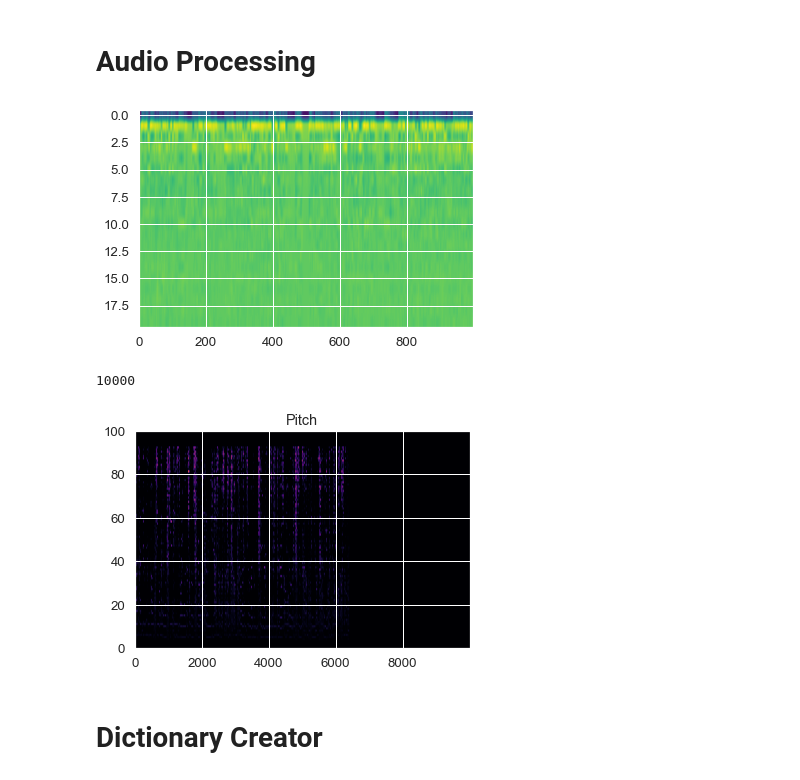
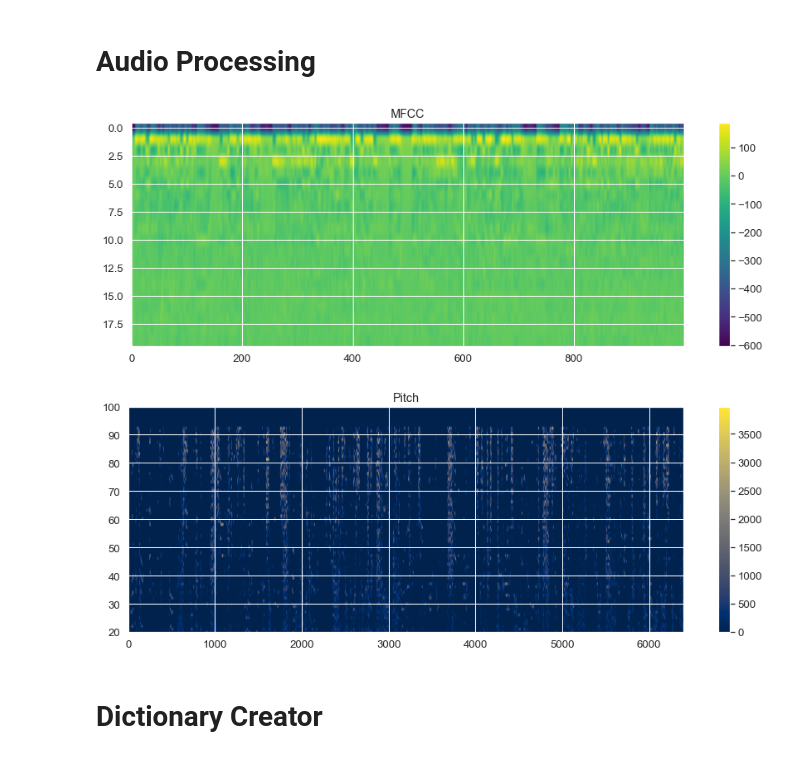
Before and after one commit to jxm1522/AI_FinalProject, a Jupyter notebook: AI_FinalProject.ipynb, the cells around one changed output. Cells and saved outputs as stored; diff of their text form; code cells hidden in the pictures.

Commit message:
Added better graph outputs from audio processing

```diff
--- a/AI_FinalProject.ipynb
+++ b/AI_FinalProject.ipynb
@@ -126,44 +126,51 @@ if not os.path.isfile('mfccs_all_samples.npy'):
     # Save list to file so feature extraction isn't needed on same dataset
     mfccs = np.asarray(mfcc_list)
     np.save('mfccs_all_samples.npy', mfccs)
 
 else:
     mfccs_loaded = np.load('mfccs_all_samples.npy')
-    # print(mfccs_loaded[0])
 
+    plt.figure(figsize=(15,5))
     plt.imshow(mfccs_loaded[0], aspect='auto', cmap=cm.viridis)
-    plt.show()
+    plt.colorbar()
+    plt.title('MFCC')
+
+
 
 # Pitch Contour Extraction
 if not os.path.isfile('pitch_all_samples.npy'):
 
     pitch_list = []
 
     # Extract Pitch feature from each audio file and save to a list
 
     for audio_path in audio_dataset:
         pitch_list.append(wav2pitch(audio_path, 100, 10000))
         # print(audio_path)
 
-
-    plt.imshow(pitch_list[0], aspect='auto', cmap=cm.inferno)
-    plt.show()
+    plt.figure(figsize=(15,5))
+    plt.imshow(pitch_list[0], aspect='auto', cmap=cm.cividis)
+    plt.title('Pitch')
+    plt.ylim([20,100])
+    plt.xlim([0, 6399])
+    plt.colorbar()
 
     # Save list to file so feature extraction isn't needed on same dataset
     pitch_list = np.asarray(pitch_list)
     np.save('pitch_all_samples.npy', pitch_list)
 
 else:
     pitch_loaded = np.load('pitch_all_samples.npy')
-    print(len(pitch_loaded[0][0]))
 
-    plt.imshow(pitch_loaded[0], aspect='auto', cmap=cm.inferno)
+    plt.figure(figsize=(15,5))
+    plt.imshow(pitch_loaded[0], aspect='auto', cmap=cm.cividis)
     plt.title('Pitch')
-    plt.ylim([0,100])
+    plt.ylim([20,100])
+    plt.xlim([0, 6399])
+    plt.colorbar()
 # %% [output]
-[figure, old version]
+[figure, new version]
-10000
-[figure, old version]
+[figure, new version]
 # %% [markdown]
 # Dictionary Creator
 # %%
```
